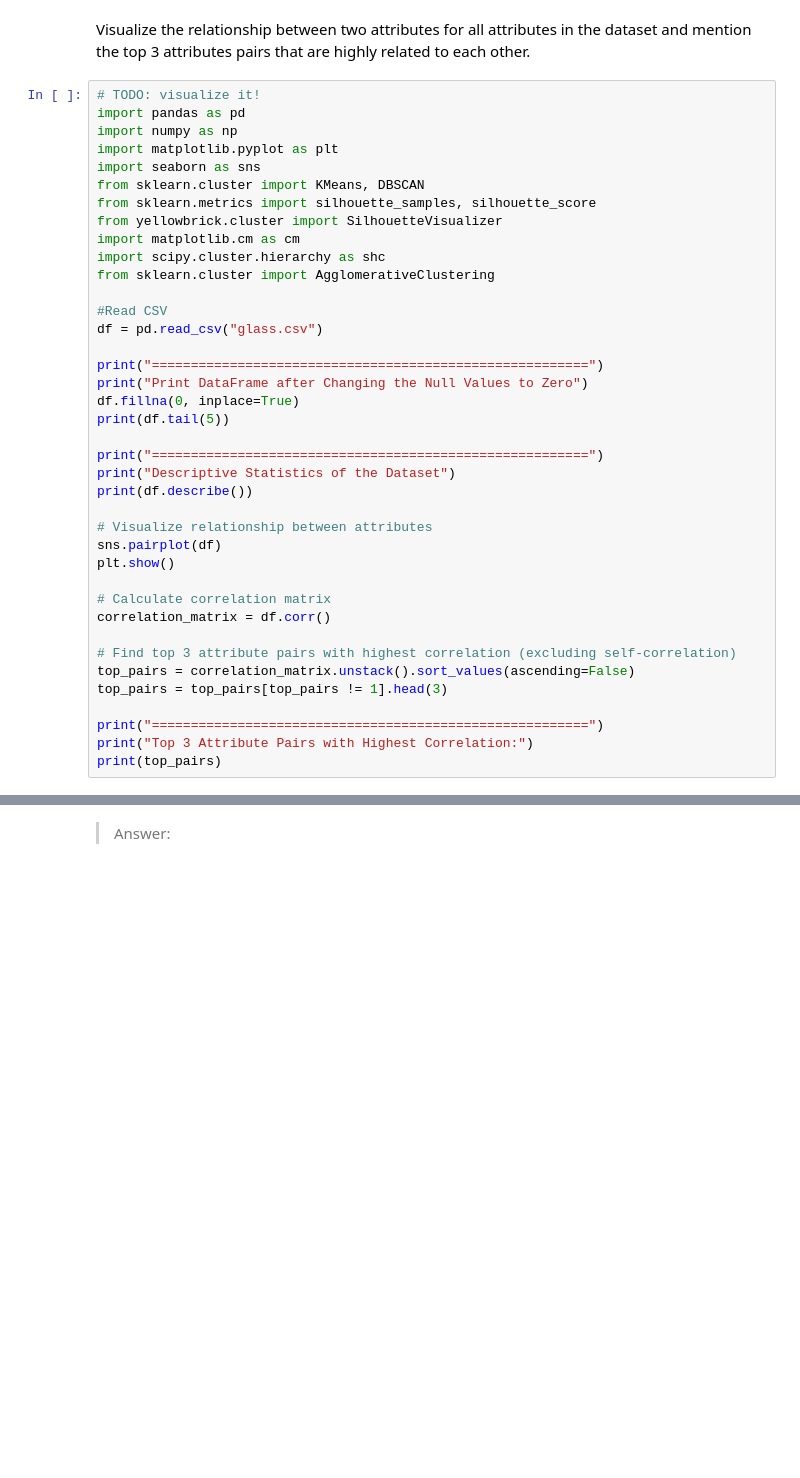
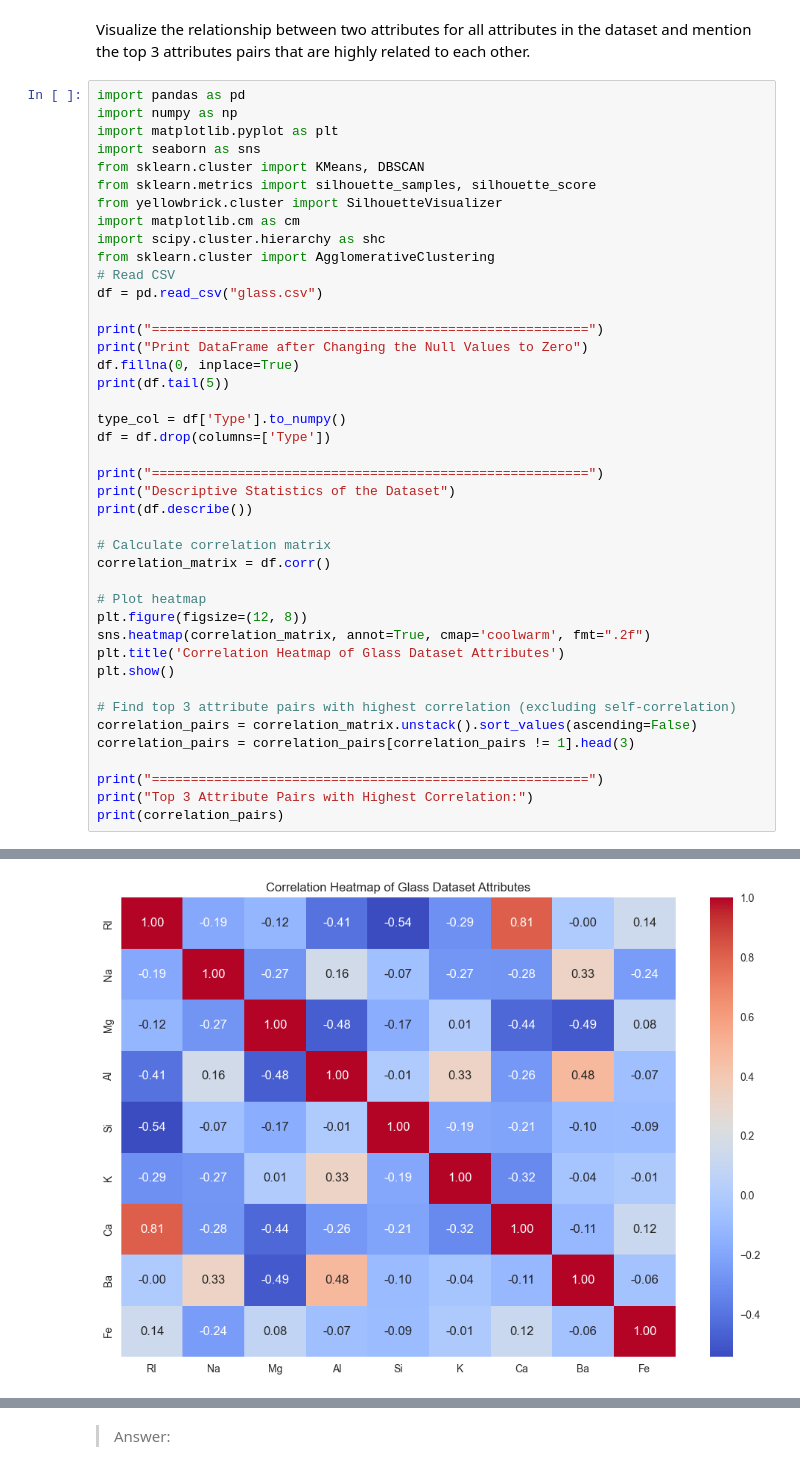
Before and after one commit to PeakFiction/FictionChamber, a Jupyter notebook: Python/Intro to AI & DS/Lab 4/Lab4.ipynb, the cells around one changed output, grey strips where cells are left out. Drawn from its saved outputs; the diff is of its cells as text; blank space fills up the shorter version.

```diff
--- a/Python/Intro to AI & DS/Lab 4/Lab4.ipynb
+++ b/Python/Intro to AI & DS/Lab 4/Lab4.ipynb
@@ -166,7 +178,6 @@ print(df.describe())
 # %% [markdown]
 Visualize the relationship between two attributes for all attributes in the dataset and mention the top 3 attributes pairs that are highly related to each other.
 # %%
-# TODO: visualize it!
 import pandas as pd
 import numpy as np
 import matplotlib.pyplot as plt
@@ -177,8 +188,7 @@ from yellowbrick.cluster import SilhouetteVisualizer
 import matplotlib.cm as cm
 import scipy.cluster.hierarchy as shc
 from sklearn.cluster import AgglomerativeClustering
-
-#Read CSV
+# Read CSV
 df = pd.read_csv("glass.csv")
 
 print("========================================================")
@@ -186,21 +196,27 @@ print("Print DataFrame after Changing the Null Values to Zero")
 df.fillna(0, inplace=True)
 print(df.tail(5))
 
+type_col = df['Type'].to_numpy()
+df = df.drop(columns=['Type'])
+
 print("========================================================")
 print("Descriptive Statistics of the Dataset")
 print(df.describe())
 
-# Visualize relationship between attributes
-sns.pairplot(df)
-plt.show()
-
 # Calculate correlation matrix
 correlation_matrix = df.corr()
 
+# Plot heatmap
+plt.figure(figsize=(12, 8))
+sns.heatmap(correlation_matrix, annot=True, cmap='coolwarm', fmt=".2f")
+plt.title('Correlation Heatmap of Glass Dataset Attributes')
+plt.show()
+
 # Find top 3 attribute pairs with highest correlation (excluding self-correlation)
-top_pairs = correlation_matrix.unstack().sort_values(ascending=False)
-top_pairs = top_pairs[top_pairs != 1].head(3)
+correlation_pairs = correlation_matrix.unstack().sort_values(ascending=False)
+correlation_pairs = correlation_pairs[correlation_pairs != 1].head(3)
 
 print("========================================================")
 print("Top 3 Attribute Pairs with Highest Correlation:")
-print(top_pairs)
+print(correlation_pairs)
+# %% [output]
@@ -206,0 +240 @@ print(top_pairs)
+[figure, added]
```
Also changed, not shown: parts of 25 cells of this notebook, 12 other files.
